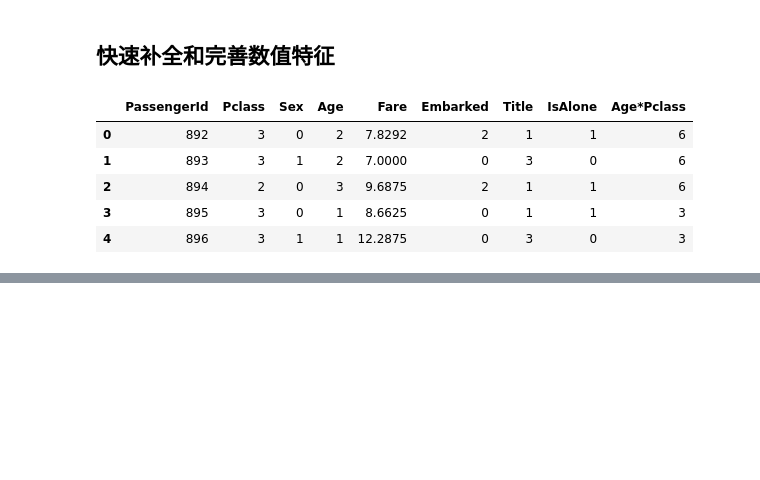
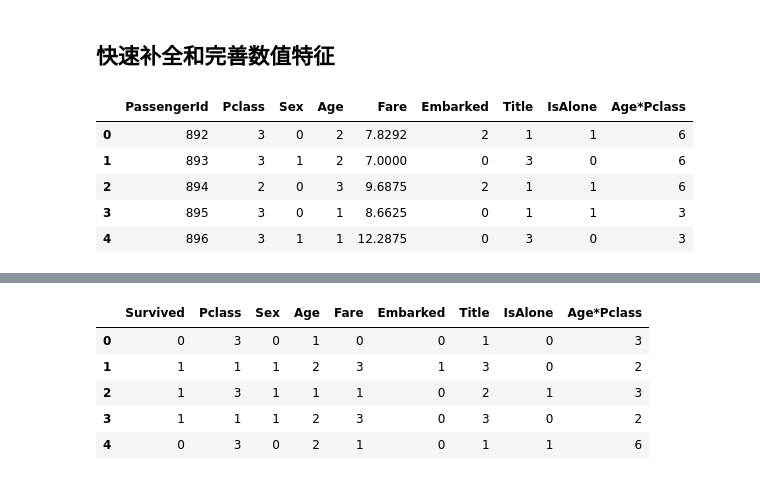
Before and after one commit to yunshuipiao/sw-kaggle, a Jupyter notebook: titanic/02.ipynb, the cells around one changed output, grey strips where cells are left out. Drawn from its saved outputs; the diff is of its cells as text; code cells hidden in the pictures; blank space fills up the shorter version.

```diff
--- a/titanic/02.ipynb
+++ b/titanic/02.ipynb
@@ -447,0 +446,4 @@ test_df.head()
+# %%
+# 对 Fare 进行区间分类
+train_df["FareBand"] = pd.qcut(train_df["Fare"], 4)
+train_df[["FareBand", "Survived"]].groupby(["FareBand"], as_index=False).mean().sort_values(by="Survived",ascending=False)
@@ -447,0 +464,11 @@ test_df.head()
+# %%
+train_df = train_df.drop(["FareBand"], axis=1)
+combine = [train_df, test_df]
+train_df.head()
+# %% [output]
+|  | Survived | Pclass | Sex | Age | Fare | Embarked | Title | IsAlone | Age*Pclass |
+| 0 | 0 | 3 | 0 | 1 | 0 | 0 | 1 | 0 | 3 |
+| 1 | 1 | 1 | 1 | 2 | 3 | 1 | 3 | 0 | 2 |
+| 2 | 1 | 3 | 1 | 1 | 1 | 0 | 2 | 1 | 3 |
+| 3 | 1 | 1 | 1 | 2 | 3 | 0 | 3 | 0 | 2 |
+| 4 | 0 | 3 | 0 | 2 | 1 | 0 | 1 | 1 | 6 |
```
Also changed, not shown: parts of 21 cells of this notebook, 1 other file.
